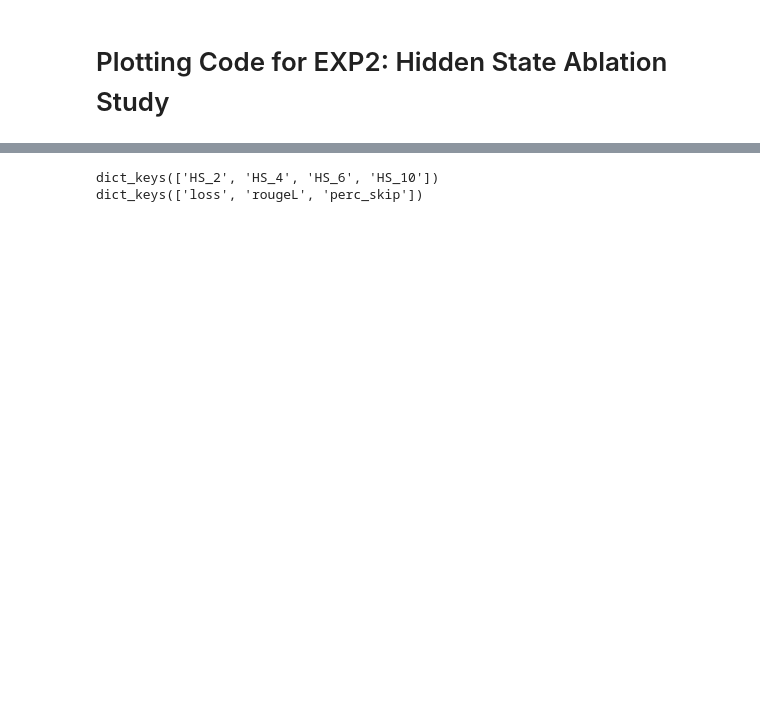
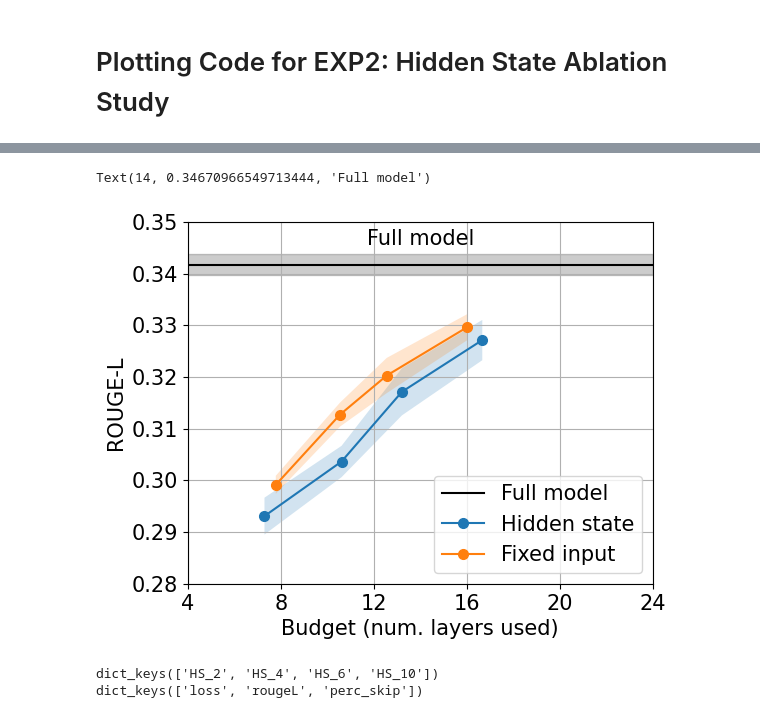
Before and after one commit to networkslab/enlsp_neurips24, a Jupyter notebook: src/analysis/EXP2.ipynb, the cells around one changed output, grey strips where cells are left out. Cells and saved outputs as stored; diff of their text form; code cells hidden in the pictures; blank space fills up the shorter version.

```diff
--- a/src/analysis/EXP2.ipynb
+++ b/src/analysis/EXP2.ipynb
@@ -10,0 +78,18 @@ os.chdir(r"""C:\Users\thgla\Documents\GitHub\ADALaS""")
+# %%
+full_prop_rougeL = [data_dict["full_prop"][i]["rouge_L_avg"] for i in range(shards)]
+full_prop_perc_skip = [data_dict["full_prop"][i]["layer_skip_percentages"] for i in range(shards)]
+
+eval_full_prop_rougeL = [data_dict["eval_full_prop"][i]["rouge_L_avg"] for i in range(shards)]
+eval_full_prop_perc_skip = [data_dict["eval_full_prop"][i]["layer_skip_percentages"] for i in range(shards)]
+
+HS_rougeL = [[data_dict["hidden_state"][alpha][i]["rouge_L_avg"] for i in range(shards)] for alpha in alphas]
+HS_perc_skip = [[data_dict["hidden_state"][alpha][i]["layer_skip_percentages"] for i in range(shards)] for alpha in alphas]
+
+fixed_rougeL = [[data_dict["fixed"][alpha][i]["rouge_L_avg"] for i in range(shards)] for alpha in alphas]
+fixed_perc_skip = [[data_dict["fixed"][alpha][i]["layer_skip_percentages"] for i in range(shards)] for alpha in alphas]
+
+ULS_rougeL = [[data_dict["ULS"][k][i]["rouge_L_avg"] for i in range(shards)] for k in FILENAMES["ULS"]]
+ULS_perc_skip = [[data_dict["ULS"][k][i]["layer_skip_percentages"] for i in range(shards)] for k in FILENAMES["ULS"]]
+
+eval_HS_rougeL = [[data_dict["eval_hidden_state"][alpha][i]["rouge_L_avg"] for i in range(shards)] for alpha in alphas]
+eval_HS_perc_skip = [[data_dict["eval_hidden_state"][alpha][i]["layer_skip_percentages"] for i in range(shards)] for alpha in alphas]
@@ -11,3 +117,65 @@ os.chdir(r"""C:\Users\thgla\Documents\GitHub\ADALaS""")
+# %%
+#plot RougeL against avg layer use
+plt.figure(figsize=(6, 4.7))
+plt.rcParams.update({'font.size': 15})
+#plot with max-min error bars for each alpha
+avg_rouge_full_prop = np.mean(full_prop_rougeL)
+full_prop_std = np.std(full_prop_rougeL)
+plt.axhline(y=avg_rouge_full_prop, color=(0,0,0), linestyle='-',label='Full model')
+plt.fill_between([0,24], avg_rouge_full_prop-full_prop_std, avg_rouge_full_prop+full_prop_std, color=(0,0,0), alpha=0.2)
+
+# avg_rouge_eval_full_prop = np.mean(eval_full_prop_rougeL)
+# eval_full_prop_std = np.std(eval_full_prop_rougeL)
+# plt.axhline(y=avg_rouge_eval_full_prop, color=(0,0,0), linestyle='--',label='Full model eval')
+# plt.fill_between([0,24], avg_rouge_eval_full_prop-eval_full_prop_std, avg_rouge_eval_full_prop+eval_full_prop_std, color=(0,0,0), alpha=0.2)
+
+avg_rouge_HS = [np.mean(HS_rougeL[i]) for i in range(len(alphas))]
+std_rouge_HS = [np.std(HS_rougeL[i]) for i in range(len(alphas))]
+perc_skip_HS = [np.mean(HS_perc_skip[i]) for i in range(len(alphas))]
+perc_layer_use_HS = [(1 - perc_skip_HS[i])*24.0 for i in range(len(alphas))]
+plt.plot(perc_layer_use_HS, avg_rouge_HS, label="Hidden state", marker='o',markersize=7)
+plt.fill_between(perc_layer_use_HS, np.array(avg_rouge_HS)-np.array(std_rouge_HS), np.array(avg_rouge_HS)+np.array(std_rouge_HS), alpha=0.2)
+
+avg_rouge_fixed = [np.mean(fixed_rougeL[i]) for i in range(len(alphas))]
+std_rouge_fixed = [np.std(fixed_rougeL[i]) for i in range(len(alphas))]
+perc_skip_fixed = [np.mean(fixed_perc_skip[i]) for i in range(len(alphas))]
+perc_layer_use_fixed = [(1 - perc_skip_fixed[i])*24.0 for i in range(len(alphas))]
+plt.plot(perc_layer_use_fixed, avg_rouge_fixed, label="Fixed input", marker='o',markersize=7)
+plt.fill_between(perc_layer_use_fixed, np.array(avg_rouge_fixed)-np.array(std_rouge_fixed), np.array(avg_rouge_fixed)+np.array(std_rouge_fixed), alpha=0.2)
+
+
+# avg_rouge_eval_HS = [np.mean(eval_HS_rougeL[i]) for i in range(len(alphas))]
+# std_rouge_eval_HS = [np.std(eval_HS_rougeL[i]) for i in range(len(alphas))]
+# perc_skip_eval_HS = [np.mean(eval_HS_perc_skip[i]) for i in range(len(alphas))]
+# perc_layer_use_eval_HS = [(1 - perc_skip_eval_HS[i])*24.0 for i in range(len(alphas))]
+# plt.plot(perc_layer_use_eval_HS, avg_rouge_eval_HS, label="Hidden state eval", marker='o',markersize=7)
+# plt.fill_between(perc_layer_use_eval_HS, np.array(avg_rouge_eval_HS)-np.array(std_rouge_eval_HS), np.array(avg_rouge_eval_HS)+np.array(std_rouge_eval_HS), alpha=0.2)
+
+# avg_rouge_ULS = [np.mean(ULS_rougeL[i]) for i in range(len(FILENAMES["ULS"]))]
+# std_rouge_ULS = [np.std(ULS_rougeL[i]) for i in range(len(FILENAMES["ULS"]))]
+# perc_skip_ULS = [np.mean(ULS_perc_skip[i]) for i in range(len(FILENAMES["ULS"]))]
+# perc_layer_use_ULS = [(1 - perc_skip_ULS[i])*24.0 for i in range(len(FILENAMES["ULS"]))]
+# plt.plot(perc_layer_use_ULS, avg_rouge_ULS, label="ULS", marker='o',markersize=7)
+# plt.fill_between(perc_layer_use_ULS, np.array(avg_rouge_ULS)-np.array(std_rouge_ULS), np.array(avg_rouge_ULS)+np.array(std_rouge_ULS), alpha=0.2)
+
+#plt.plot(HS_layer_use, HS_rouge, label="Hidden state eval", marker='o',markersize=7)
+#plt.plot(fixed_layer_use, fixed_rouge, label="Fixed input eval", marker='o',markersize=7)
+# # plt.plot(ULS_layer_use, ULS_rouge, label="ULS eval", marker='o',markersize=7)
+
+plt.xlim(4,24)
+plt.xticks(np.arange(4, 25, 4))
+plt.ylim(0.28,0.35)
+plt.grid()
+plt.ylabel("ROUGE-L")
+plt.xlabel("Budget (num. layers used)")
+plt.legend()
+#add text "full model"
+plt.text(14, avg_rouge_full_prop + 0.005, "Full model", fontsize=15, ha='center', va='center')
+#save as pdf
+# plt.savefig(r"data\eval_results\alpaca\layer_use_rouge.pdf", bbox_inches='tight')
+# %% [output]
+Text(14, 0.34670966549713444, 'Full model')
+[figure, added]
 # %%
 #load JSON results
 
```
Also changed, not shown: parts of 6 cells of this notebook, 1 other file.
